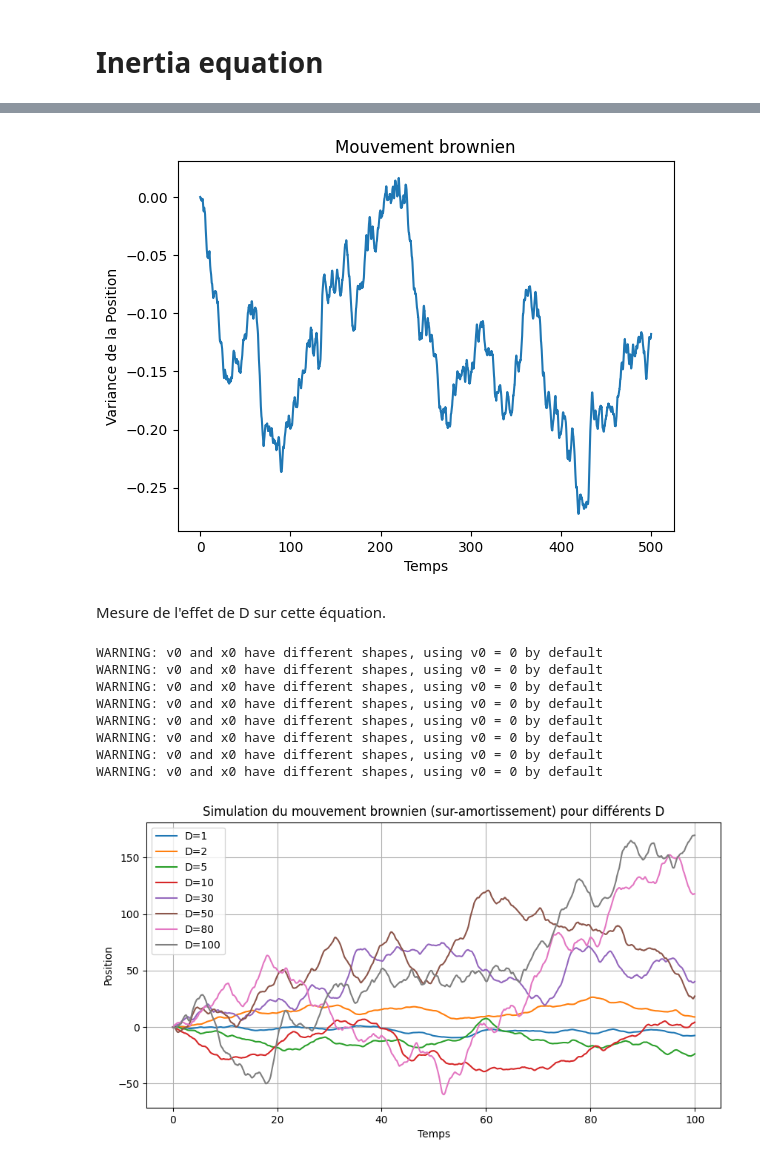
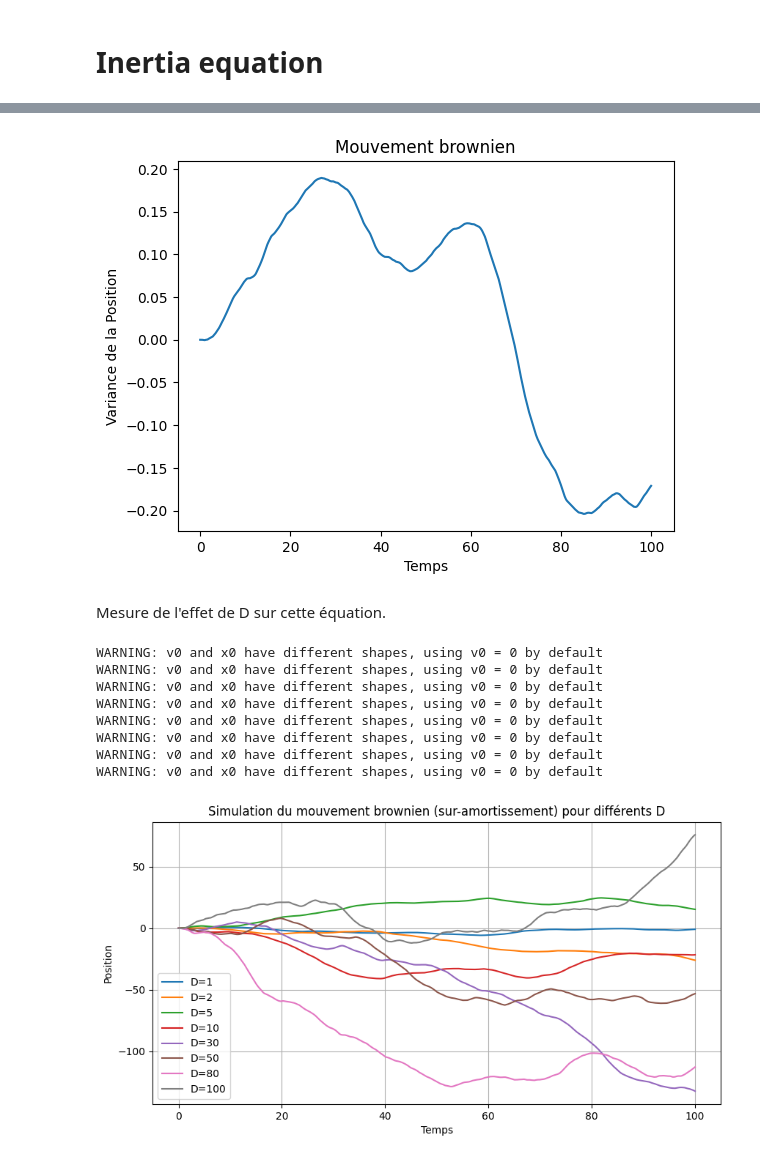
Before and after one commit to ostix360/Brownian-Motion, a Jupyter notebook: CR_speed.ipynb, the cells around one changed output, grey strips where cells are left out. Cells and saved outputs as stored; diff of their text form; code cells hidden in the pictures.

```diff
--- a/CR_speed.ipynb
+++ b/CR_speed.ipynb
@@ -10,13 +10,13 @@ from scipy.optimize import curve_fit
 step = 10000 # Nombre de pas de temps
 dt = 0.01 # Pas de temps
 T = step*dt # Temps total de simulation
-gamma = 1.0 # Coefficient de friction
+gamma = 0.1 # Coefficient de friction
 D = 1.0 # Coefficient de diffusion
 x0 = 0.0 # Position initiale
 v0 = 0.0 # Vitesse initiale
 # Simulation du mouvement brownien
 T = step*dt # Temps total de simulation
-n_walks = 2000 # Nombre de trajectoires à simuler
+n_walks = 2001 # Nombre de trajectoires à simuler
 x0 = np.zeros((n_walks,)) # Position initiale
 t = np.arange(0, T, dt)
 # %%
@@ -45,36 +47,37 @@ plt.ylabel('Variance de la Position')
 plt.title('Mouvement brownien')
 plt.show()
 # %% [output]
-[figure, old version]
+[figure, new version]
 # %% [markdown]
 Mesure de l'effet de D sur cette équation.
 # %%
 D = [1,2,5,10, 30, 50, 80, 100]
 x = np.zeros((len(D), step, n_walks))
+v = np.zeros((len(D), step, n_walks))
 x0 = np.zeros((n_walks,))
 for i, d in enumerate(D):
-    x[i] = euler_maruyama(d, gamma, T, dt, x0=x0)[0]
+    x[i], v[i] = euler_maruyama(d, gamma, T, dt, x0=x0)
 
 # Tracé de la trajectoire
 plt.figure(figsize=(10, 5))
 for i, d in enumerate(D):
     plt.plot(t, x[i, :, 0], label='D={}'.format(d))
 plt.xlabel('Temps')
 plt.ylabel('Position')
 plt.title('Simulation du mouvement brownien (sur-amortissement) pour différents D')
 plt.legend()
 plt.grid()
 plt.show()
 # %% [output]
 WARNING: v0 and x0 have different shapes, using v0 = 0 by default
 WARNING: v0 and x0 have different shapes, using v0 = 0 by default
 WARNING: v0 and x0 have different shapes, using v0 = 0 by default
 WARNING: v0 and x0 have different shapes, using v0 = 0 by default
 WARNING: v0 and x0 have different shapes, using v0 = 0 by default
 WARNING: v0 and x0 have different shapes, using v0 = 0 by default
 WARNING: v0 and x0 have different shapes, using v0 = 0 by default
 WARNING: v0 and x0 have different shapes, using v0 = 0 by default
-[figure, old version]
+[figure, new version]
 # %%
 plt.plot(t, x.var(2).T, label=[f"D={d}" for d in D])
 plt.xlabel("Time")
```
Also changed, not shown: parts of 8 cells of this notebook.
